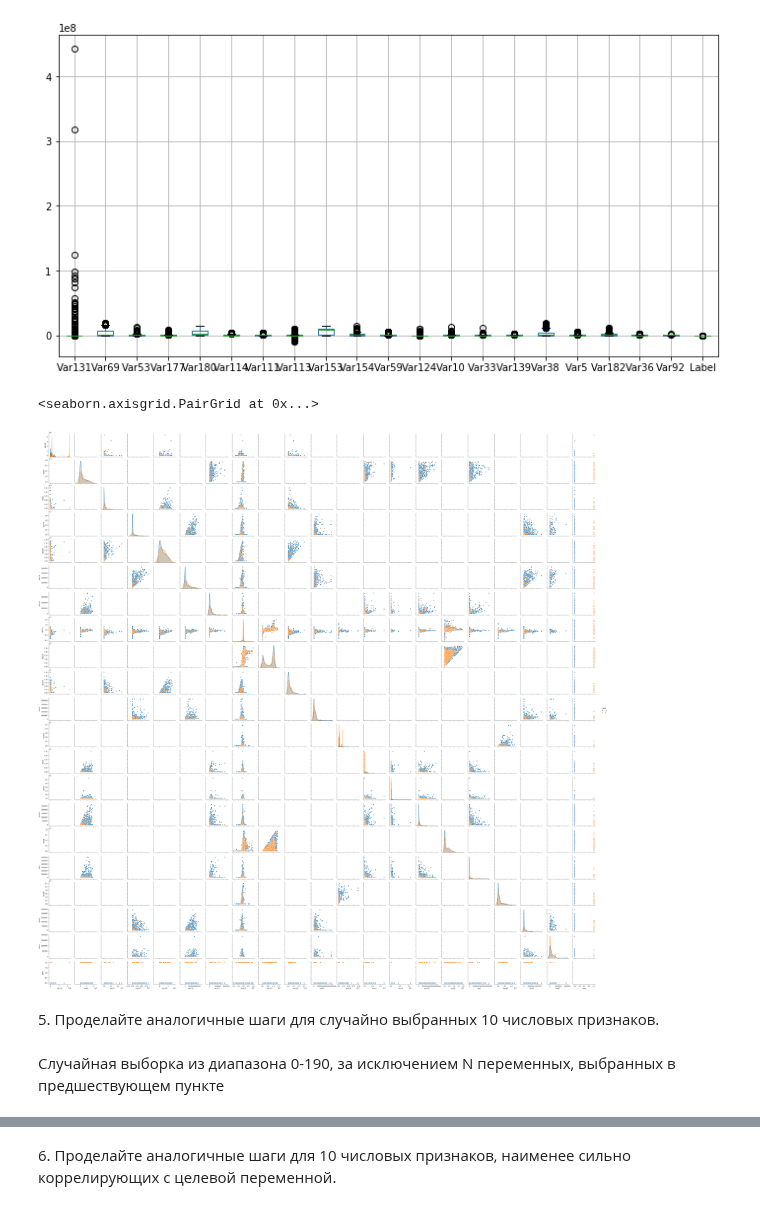
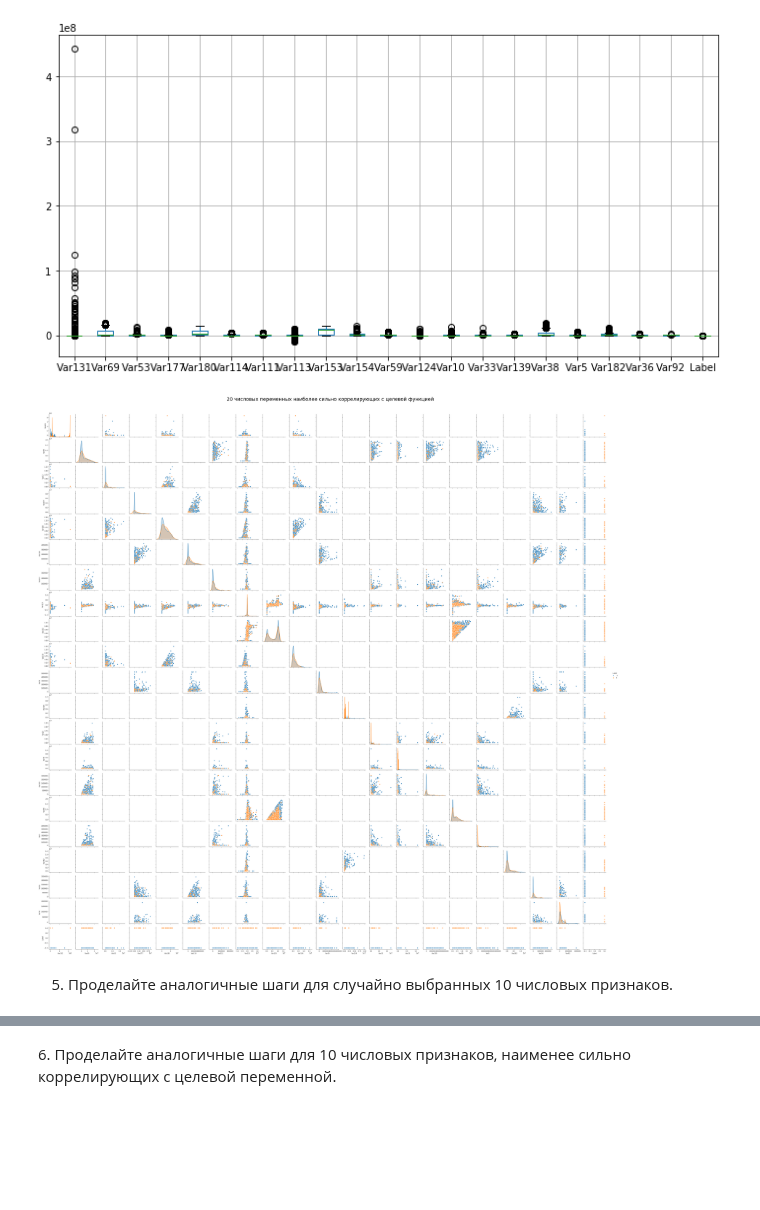
Before and after one commit to dminikorenb/DataLearning, a Jupyter notebook: 2-churn_prediction/dminik6_part2_w1.ipynb, the cells around one changed output, grey strips where cells are left out. Drawn from its saved outputs; the diff is of its cells as text; code cells hidden in the pictures; blank space fills up the shorter version.

```diff
--- a/2-churn_prediction/dminik6_part2_w1.ipynb
+++ b/2-churn_prediction/dminik6_part2_w1.ipynb
@@ -321,12 +331,14 @@ df4.boxplot( figsize=(12,6) )
 # %% [output]
 <matplotlib.axes._subplots.AxesSubplot at 0x...>
 [figure]
-# %%
-pairplot(df4, hue='Label')
-# %% [output]
-<seaborn.axisgrid.PairGrid at 0x...>
-[figure, removed]
+# %%
+# Отображение топ 20 числовых признаков наиболее сильно коррелирующих с целевой переменной
+# в координатах пар признаков
+
+gr = pairplot(df4, hue='Label')
+gr.fig.suptitle("20 числовых признаков наиболее сильно коррелирующих с целевой переменной", size=32)
+gr.fig.subplots_adjust(top=0.95);
+# %% [output]
+[figure, added]
 # %% [markdown]
-5\. Проделайте аналогичные шаги для случайно выбранных 10 числовых признаков.
+5. Проделайте аналогичные шаги для случайно выбранных 10 числовых признаков.
-# %% [markdown]
-Случайная выборка из диапазона 0-190, за исключением N переменных, выбранных в предшествующем пункте
```
Also changed, not shown: parts of 22 cells of this notebook.
